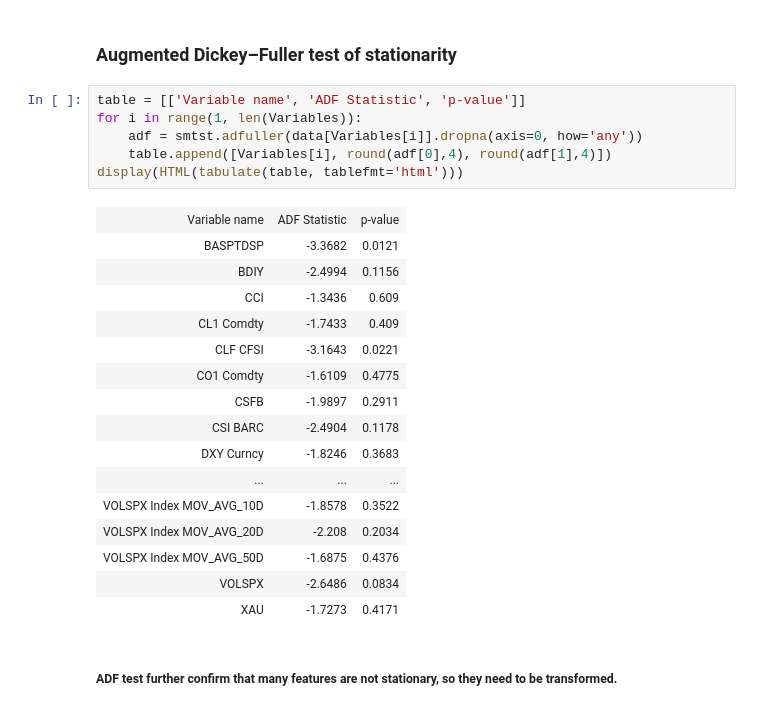
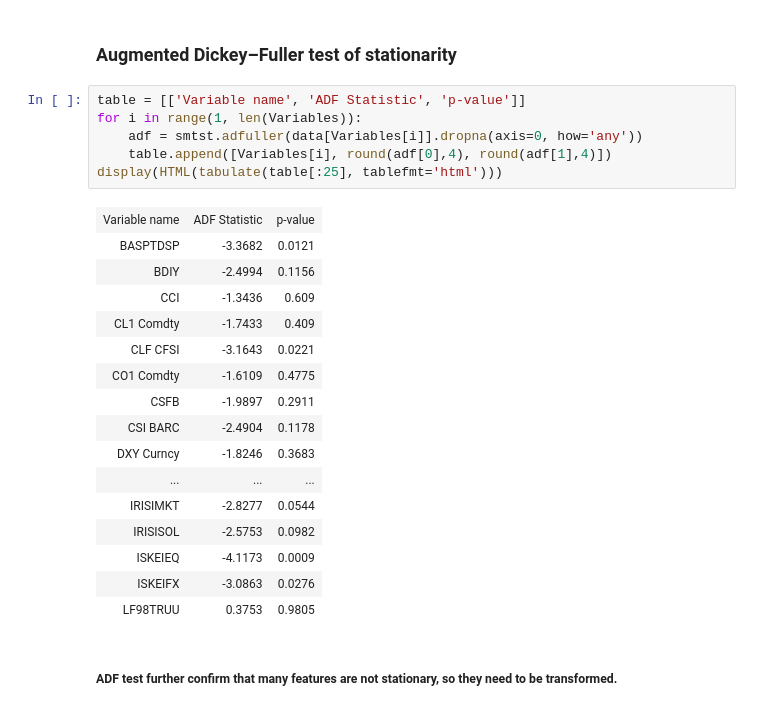
Before and after one commit to OlegMitsik/SP500ML, a Jupyter notebook: SP500ML.ipynb, the cells around one changed output. Cells and saved outputs as stored; diff of their text form.

```diff
--- a/SP500ML.ipynb
+++ b/SP500ML.ipynb
@@ -161,26 +161,26 @@ pt.show()
 # %%
 table = [['Variable name', 'ADF Statistic', 'p-value']]
 for i in range(1, len(Variables)):
     adf = smtst.adfuller(data[Variables[i]].dropna(axis=0, how='any'))
     table.append([Variables[i], round(adf[0],4), round(adf[1],4)])
-display(HTML(tabulate(table, tablefmt='html')))
+display(HTML(tabulate(table[:25], tablefmt='html')))
 # %% [output]
 | Variable name | ADF Statistic | p-value |
 | BASPTDSP | -3.3682 | 0.0121 |
 | BDIY | -2.4994 | 0.1156 |
 | CCI | -1.3436 | 0.609 |
 | CL1 Comdty | -1.7433 | 0.409 |
 | CLF CFSI | -3.1643 | 0.0221 |
 | CO1 Comdty | -1.6109 | 0.4775 |
 | CSFB | -1.9897 | 0.2911 |
 | CSI BARC | -2.4904 | 0.1178 |
 | DXY Curncy | -1.8246 | 0.3683 |
 | ... | ... | ... |
-| VOLSPX Index MOV_AVG_10D | -1.8578 | 0.3522 |
-| VOLSPX Index MOV_AVG_20D | -2.208 | 0.2034 |
-| VOLSPX Index MOV_AVG_50D | -1.6875 | 0.4376 |
-| VOLSPX | -2.6486 | 0.0834 |
-| XAU | -1.7273 | 0.4171 |
+| IRISIMKT | -2.8277 | 0.0544 |
+| IRISISOL | -2.5753 | 0.0982 |
+| ISKEIEQ | -4.1173 | 0.0009 |
+| ISKEIFX | -3.0863 | 0.0276 |
+| LF98TRUU | 0.3753 | 0.9805 |
 # %% [markdown]
 ##### ADF test further confirm that many features are not stationary, so they need to be transformed.
 # %% [markdown]
```
Also changed, not shown: parts of 2 cells of this notebook.
